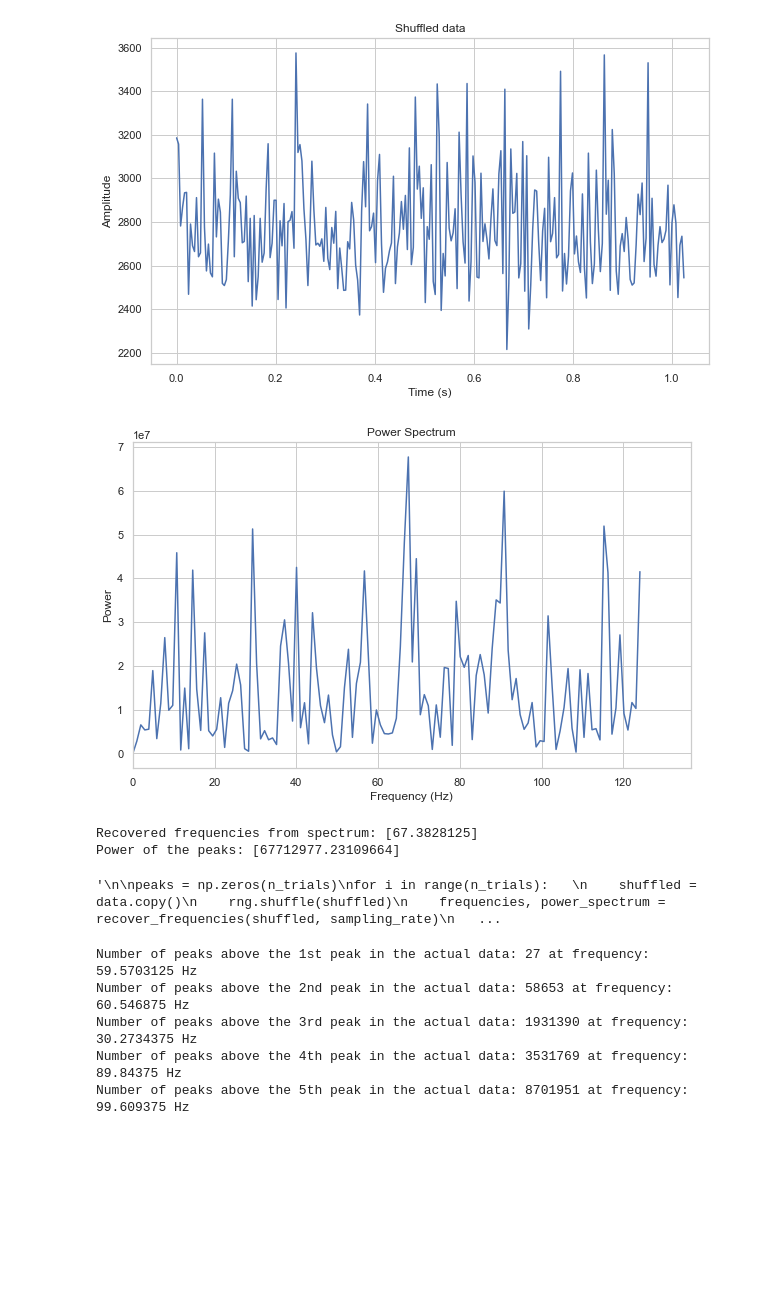
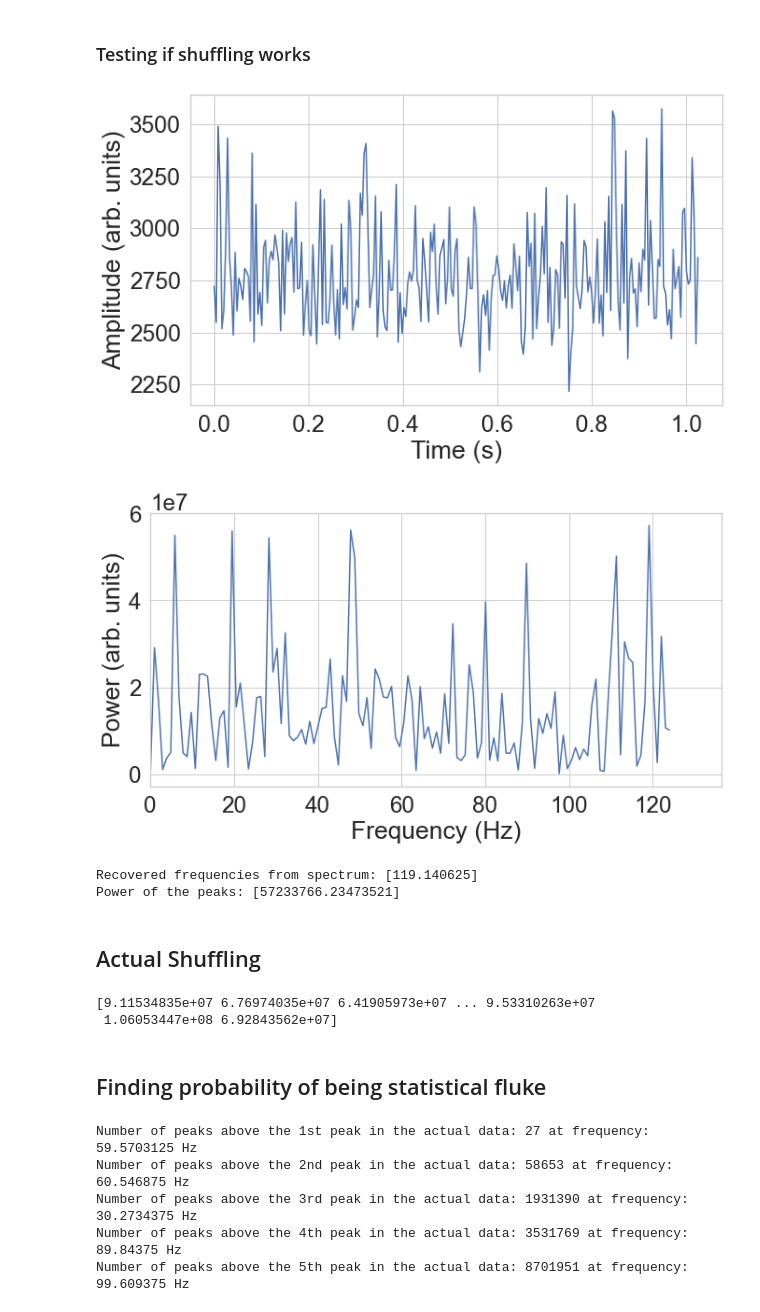
Before and after one commit to Joao-Carlos-S-G-de-A/Pulsar-Fourier-Transform, a Jupyter notebook: Main.ipynb, the cells around one changed output. Drawn from its saved outputs; the diff is of its cells as text; code cells hidden in the pictures; blank space fills up the shorter version.

```diff
--- a/Main.ipynb
+++ b/Main.ipynb
@@ -115,42 +223,47 @@ Power of peaks: [3.89064808e+07 3.89064808e+07 3.98419404e+07 3.98419404e+07
+# %% [markdown]
+### Testing if shuffling works
 # %%
 # Shuffle data up
 rng = np.random.default_rng()
+
+
 shuffled = data.copy()
 rng.shuffle(shuffled)
 if np.array_equal(data, shuffled):
     print("Data is not shuffled")
 
 
 # Plot shuffled data
 plt.figure(figsize=(10, 6))
 sns.lineplot(x=time, y=shuffled)
-plt.title('Shuffled data')
+#plt.title('Shuffled data')
 plt.xlabel('Time (s)')
-plt.ylabel('Amplitude')
+plt.ylabel('Amplitude (arb. units)')
 plt.show()
 
 # Perform shuffled Fourier transform
 frequencies, power_spectrum = recover_frequencies(shuffled, sampling_rate)
 
 # Plot the shuffled power spectrum
 plt.figure(figsize=(10, 6))
 power_spectrum[0] = 0 #setting to zero to remove the constant, non varying luminosity
 sns.lineplot(x=frequencies, y=power_spectrum)
-plt.title('Power Spectrum')
+#plt.title('Power Spectrum')
 plt.xlabel('Frequency (Hz)')
-plt.ylabel('Power')
+plt.ylabel('Power (arb. units)')
 plt.xlim(0,)
+plt.tight_layout()
 plt.show()
 
 
 # Find peaks in power spectrum
 peaks_idx = np.argsort(power_spectrum)[-1:]  # Get indices of two highest peaks
 peak_freqs = frequencies[peaks_idx]  # Get corresponding frequencies
 peak_power = power_spectrum[peaks_idx]  # Get corresponding power
 print("Recovered frequencies from spectrum:", peak_freqs)
 print("Power of the peaks:", peak_power)
 # %% [output]
-[figure, old version]
+[figure, new version]
-[figure, old version]
+[figure, new version]
-Recovered frequencies from spectrum: [67.3828125]
-Power of the peaks: [67712977.23109664]
+Recovered frequencies from spectrum: [119.140625]
+Power of the peaks: [57233766.23473521]
@@ -159,7 +270,7 @@ peaks = np.zeros(100000000)
+# %% [markdown]
+## Actual Shuffling
 # %%
-n_trials = 10000000
-"""
-
+n_trials = 100000000
 peaks = np.zeros(n_trials)
 for i in range(n_trials):
     shuffled = data.copy()
@@ -171,9 +282,11 @@ for i in range(n_trials):
     peaks[i] = peak_power[0]
 print(peaks)
 np.save('peaks.npy', peaks)
-"""
 # %% [output]
-'\n\npeaks = np.zeros(n_trials)\nfor i in range(n_trials):   \n    shuffled = data.copy()\n    rng.shuffle(shuffled)\n    frequencies, power_spectrum = recover_frequencies(shuffled, sampling_rate)\n   ...
+[9.11534835e+07 6.76974035e+07 6.41905973e+07 ... 9.53310263e+07
+ 1.06053447e+08 6.92843562e+07]
+# %% [markdown]
+## Finding probability of being statistical fluke
 # %%
 peaks = np.load('peaks.npy')
 above_1st_peak = (peaks > powers_actual[-1]).sum()
```
Also changed, not shown: parts of 21 cells of this notebook, 7 other files.
